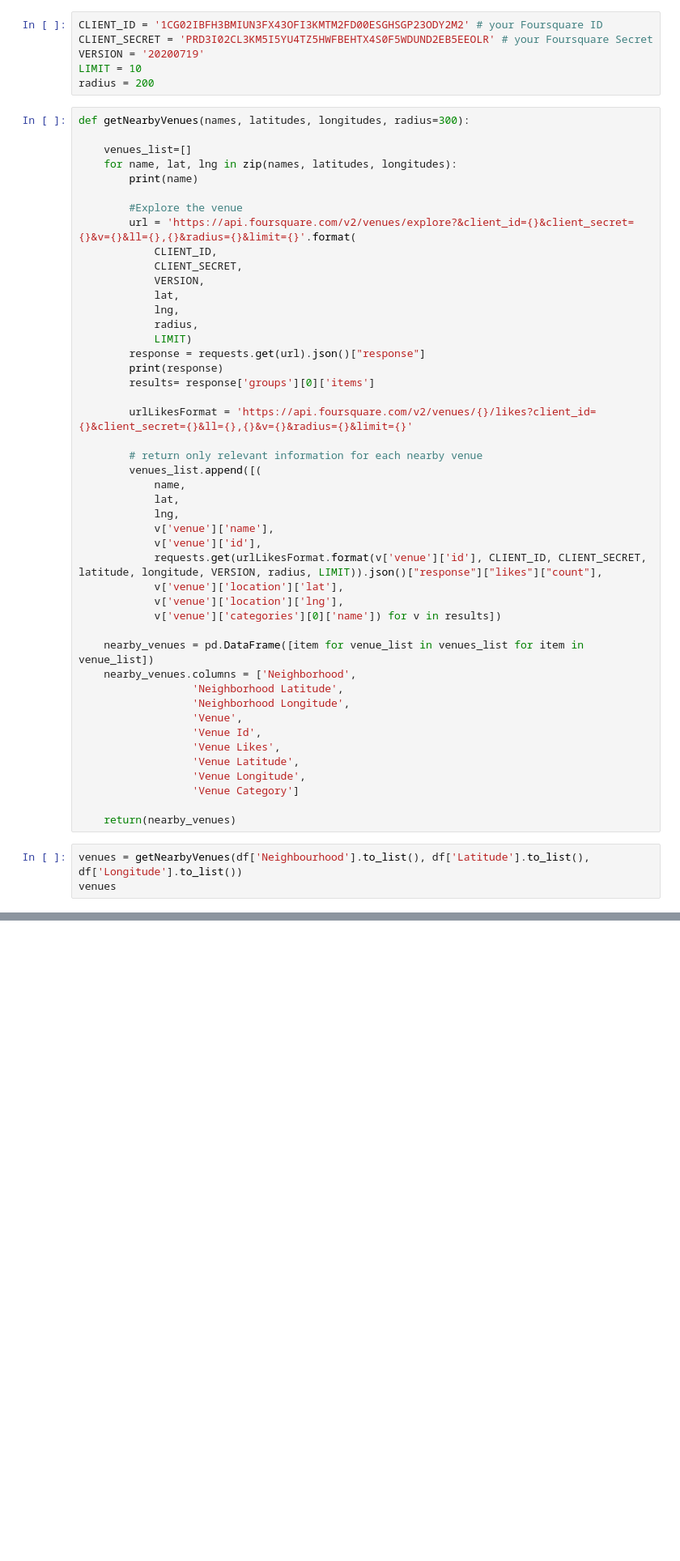
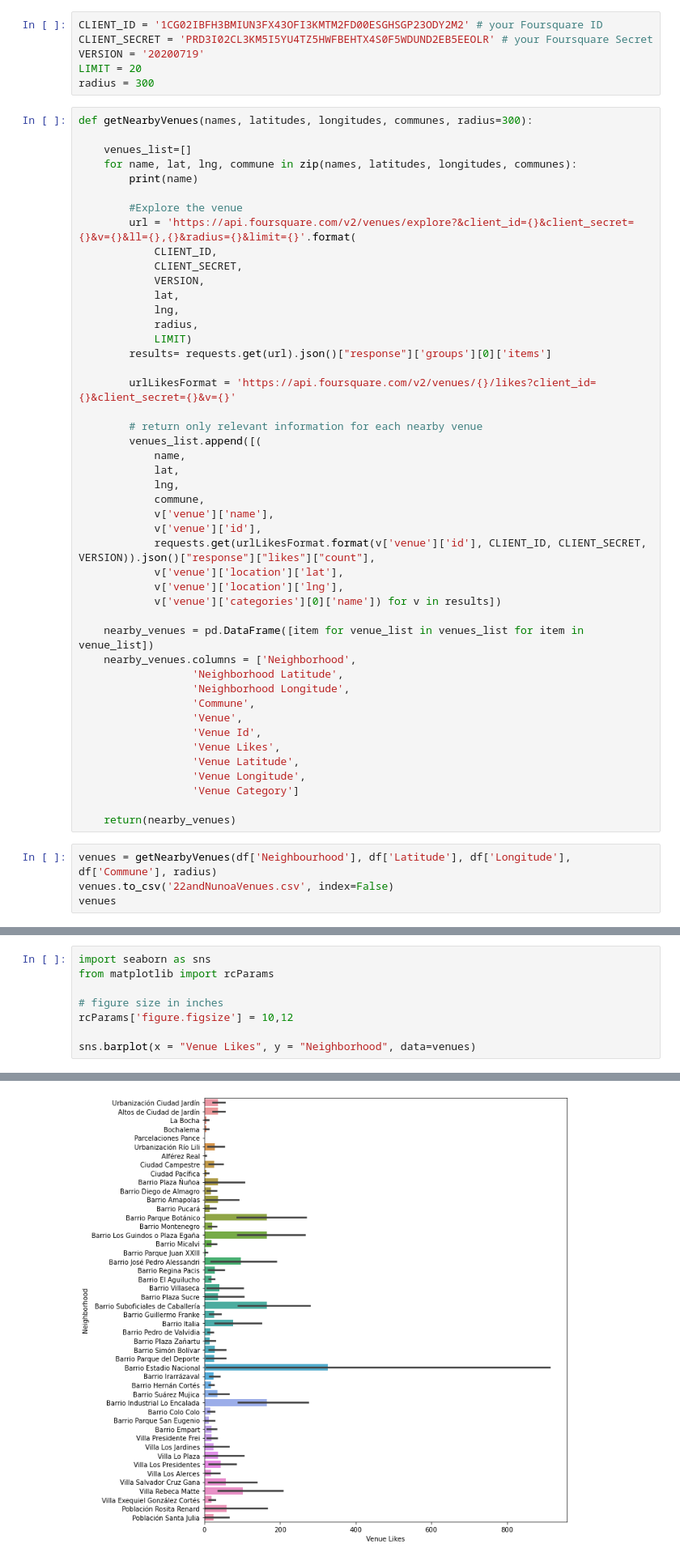
Before and after one commit to DOssaA/Coursera_Capstone, a Jupyter notebook: scripts/The battle of the neighborhoods-Week2.ipynb, the cells around one changed output, grey strips where cells are left out. Shown at 81% size. Saved outputs shown, nothing was run; the diff lists cells and outputs as text; blank space fills up the shorter version.

```diff
--- a/scripts/The battle of the neighborhoods-Week2.ipynb
+++ b/scripts/The battle of the neighborhoods-Week2.ipynb
@@ -135,13 +135,13 @@ df.head(10)
 CLIENT_ID = '1CG02IBFH3BMIUN3FX43OFI3KMTM2FD00ESGHSGP23ODY2M2' # your Foursquare ID
 CLIENT_SECRET = 'PRD3I02CL3KM5I5YU4TZ5HWFBEHTX4S0F5WDUND2EB5EEOLR' # your Foursquare Secret
 VERSION = '20200719'
-LIMIT = 10
-radius = 200
+LIMIT = 20
+radius = 300
 # %%
-def getNearbyVenues(names, latitudes, longitudes, radius=300):
+def getNearbyVenues(names, latitudes, longitudes, communes, radius=300):
 
     venues_list=[]
-    for name, lat, lng in zip(names, latitudes, longitudes):
+    for name, lat, lng, commune in zip(names, latitudes, longitudes, communes):
         print(name)
 
         #Explore the venue
@@ -153,20 +153,19 @@ def getNearbyVenues(names, latitudes, longitudes, radius=300):
             lng,
             radius,
             LIMIT)
-        response = requests.get(url).json()["response"]
-        print(response)
-        results= response['groups'][0]['items']
+        results= requests.get(url).json()["response"]['groups'][0]['items']
 
-        urlLikesFormat = 'https://api.foursquare.com/v2/venues/{}/likes?client_id={}&client_secret={}&ll={},{}&v={}&radius={}&limit={}'
+        urlLikesFormat = 'https://api.foursquare.com/v2/venues/{}/likes?client_id={}&client_secret={}&v={}'
 
         # return only relevant information for each nearby venue
         venues_list.append([(
             name,
             lat,
             lng,
+            commune,
             v['venue']['name'],
             v['venue']['id'],
-            requests.get(urlLikesFormat.format(v['venue']['id'], CLIENT_ID, CLIENT_SECRET, latitude, longitude, VERSION, radius, LIMIT)).json()["response"]["likes"]["count"],
+            requests.get(urlLikesFormat.format(v['venue']['id'], CLIENT_ID, CLIENT_SECRET, VERSION)).json()["response"]["likes"]["count"],
             v['venue']['location']['lat'],
             v['venue']['location']['lng'],
             v['venue']['categories'][0]['name']) for v in results])
@@ -175,6 +174,7 @@ def getNearbyVenues(names, latitudes, longitudes, radius=300):
     nearby_venues.columns = ['Neighborhood',
                   'Neighborhood Latitude',
                   'Neighborhood Longitude',
+                  'Commune',
                   'Venue',
                   'Venue Id',
                   'Venue Likes',
@@ -184,7 +184,8 @@ def getNearbyVenues(names, latitudes, longitudes, radius=300):
 
     return(nearby_venues)
 # %%
-venues = getNearbyVenues(df['Neighbourhood'].to_list(), df['Latitude'].to_list(), df['Longitude'].to_list())
+venues = getNearbyVenues(df['Neighbourhood'], df['Latitude'], df['Longitude'], df['Commune'], radius)
+venues.to_csv('22andNunoaVenues.csv', index=False)
 venues
 # %% [output]
 Urbanización Ciudad Jardín
@@ -192,0 +225,9 @@ KeyError: 'groups'
+# %%
+import seaborn as sns
+from matplotlib import rcParams
+
+# figure size in inches
+rcParams['figure.figsize'] = 10,12
+
+sns.barplot(x = "Venue Likes", y = "Neighborhood", data=venues)
+# %% [output]
@@ -193,3 +235,4 @@ KeyError: 'groups'
+[figure, added]
 # %% [markdown]
 ## Methodology <a name="methodology"></a>
 # %% [markdown]
```
Also changed, not shown: parts of 45 cells of this notebook, 4 other files.
